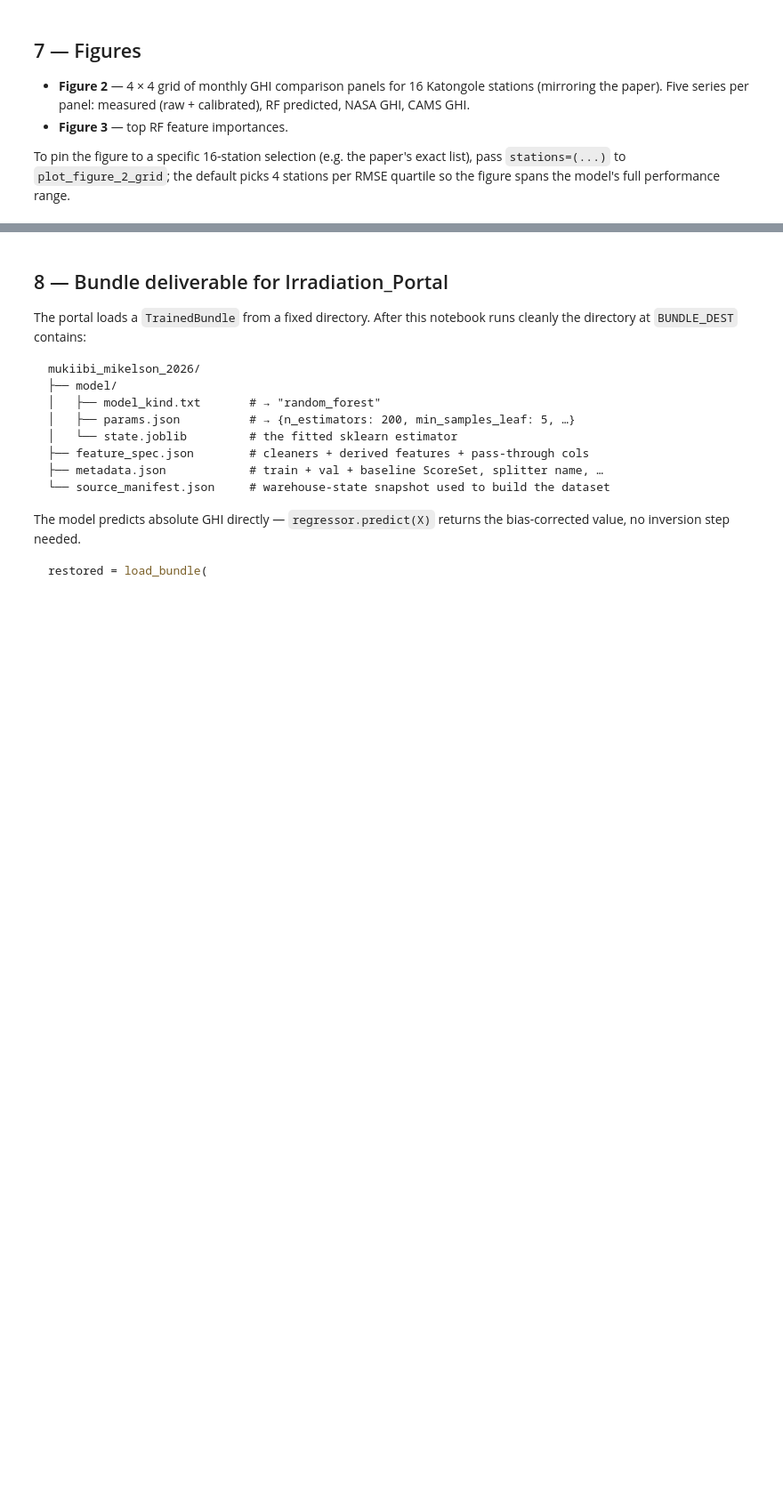
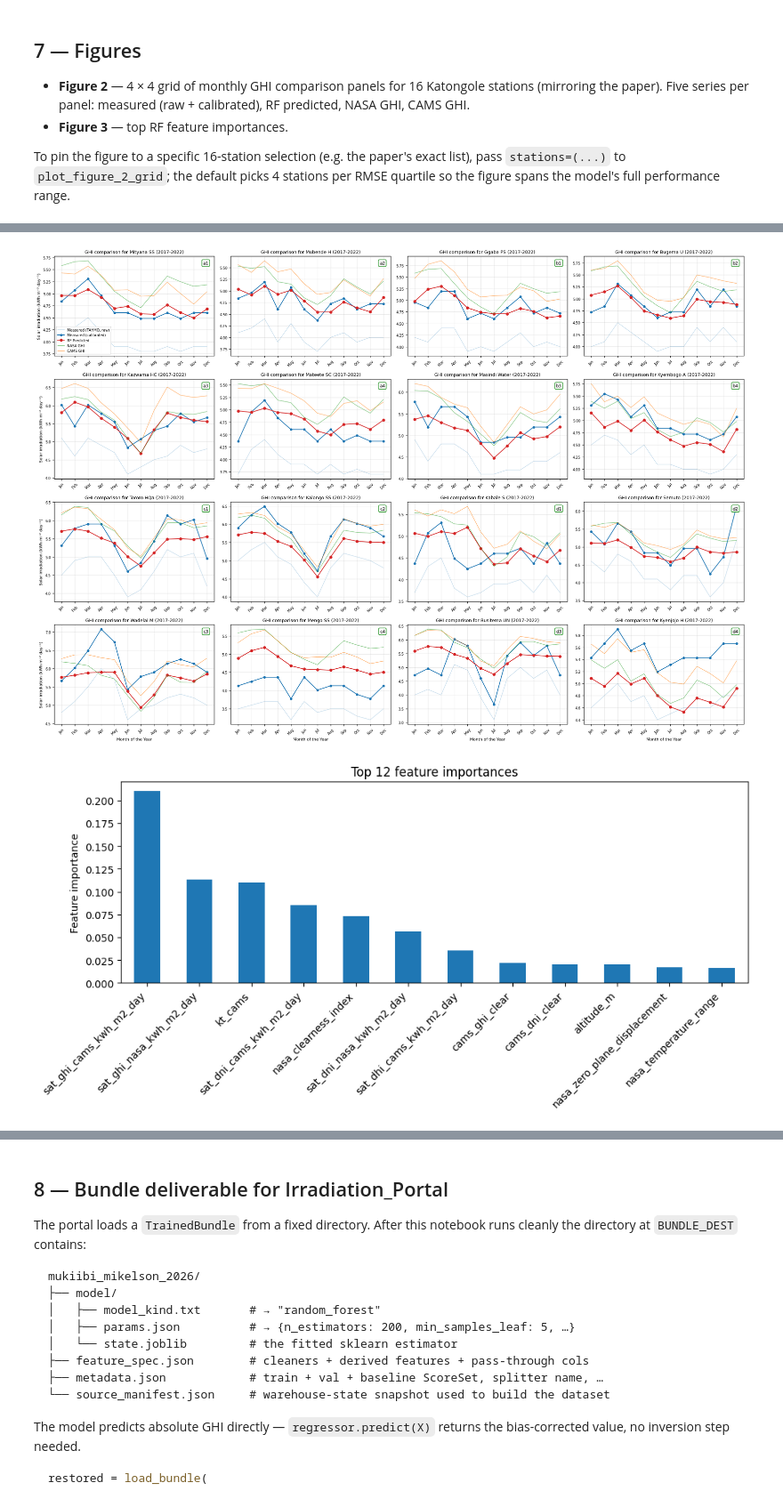
Before and after one commit to Marconi-Lab/SolarIrradiation, a Jupyter notebook: notebooks/papers/mukiibi_mikelson_2026/01_recomputation.ipynb, the cells around one changed output, grey strips where cells are left out. Shown at 89% size. Cells and saved outputs as stored; diff of their text form; code cells hidden in the pictures; blank space fills up the shorter version.

```diff
--- a/notebooks/papers/mukiibi_mikelson_2026/01_recomputation.ipynb
+++ b/notebooks/papers/mukiibi_mikelson_2026/01_recomputation.ipynb
@@ -810,0 +851,14 @@ dtype: float64
+# %%
+from susse.evaluation.plots import plot_feature_importances_top_n
+
+auxscripts.plot_figure_2_grid(
+    comparison_calibrated,
+    validation_label=f"{VALIDATION_START_YEAR}-{VALIDATION_END_YEAR}",
+)
+top_importances = plot_feature_importances_top_n(
+    bundle, feature_columns=processed.feature_columns, top_n=12,
+)
+top_importances
+# %% [output]
+[figure, added]
+[figure, added]
```
Also changed, not shown: parts of 8 cells of this notebook, 11 other files.
